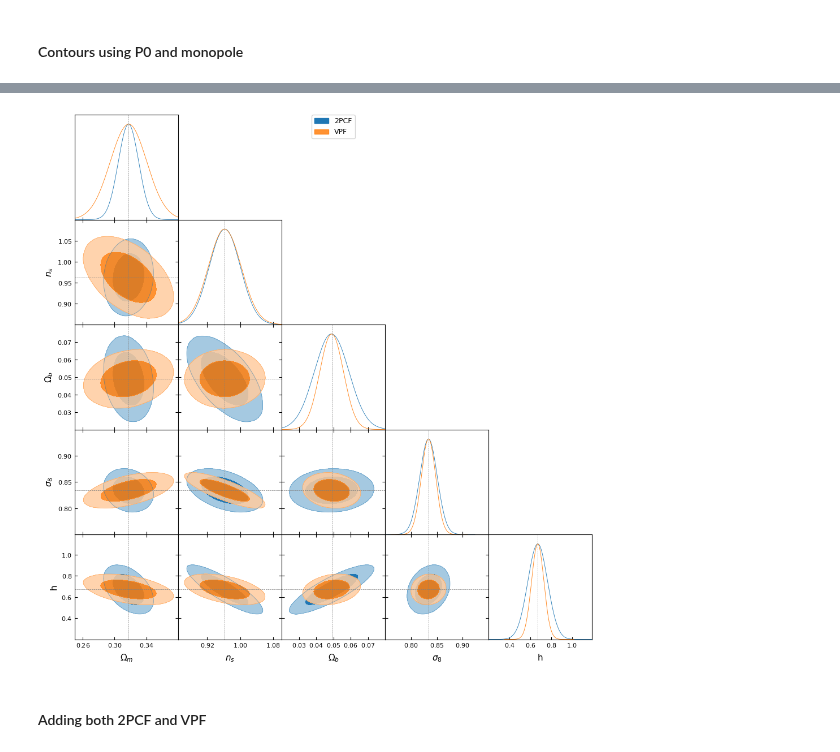
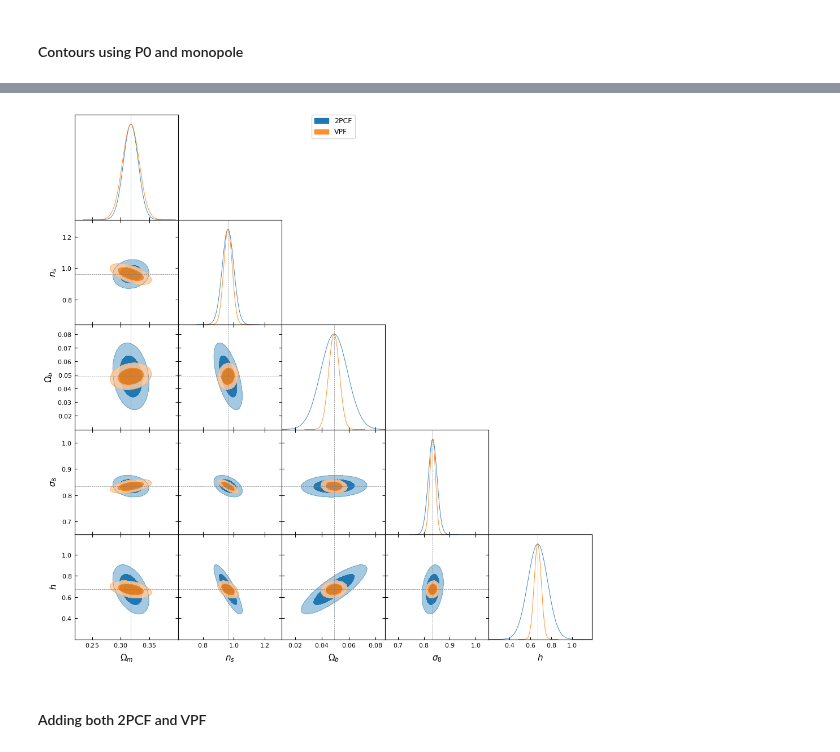
Before and after one commit to FedeDavilaKurban/VPF_Quijote, a Jupyter notebook: fisherMatrixComputation.ipynb, the cells around one changed output, grey strips where cells are left out. Saved outputs shown, nothing was run; the diff lists cells and outputs as text; code cells hidden in the pictures.

```diff
--- a/fisherMatrixComputation.ipynb
+++ b/fisherMatrixComputation.ipynb
@@ -1560,8 +1560,8 @@ def get_filename_2pcf(rmin,rmax,nbins_m,nbins_s,cosm,space,axis):
     filename = f'2pcfdata_{rmin}-{rmax}-{nbins_m}-{nbins_s}-{cosm}-{space}{axis}-*.dat'
     return filename
 
-def get_filenames_vpf(rmin,rmax,rbin,njk,ns,cosm,space,axis):
-    filename = f'vpfdata_{rmin}-{rmax}-{rbin}-{njk}-{ns}-{cosm}-{space}*.dat'
+def get_filenames_vpf(rmin,rmax,rbin,ns,cosm,space,axis):
+    filename = f'vpfdata_{rmin}-{rmax}-{rbin}-{ns}-{cosm}-{space}*.dat'
     return filename
 
 def compute_mean_cov(summaries):
@@ -1617,16 +1617,17 @@ def get_MeanCovCorrM_vpf(cosm):
     rmin = file_parameters_vpf['rmin']
     rmax = file_parameters_vpf['rmax']
     rbin = file_parameters_vpf['rbin']
-    njk = file_parameters_vpf['njk']
+    #njk = file_parameters_vpf['njk']
     ns = file_parameters_vpf['ns']
     space = file_parameters_vpf['space']
     filedir = file_parameters_vpf['filedir']
     axis = file_parameters_vpf['axis']
 
-    filenames = get_filenames_vpf(rmin,rmax,rbin,njk,ns,cosm,space,axis)
+    filenames = get_filenames_vpf(rmin,rmax,rbin,ns,cosm,space,axis)
 
     path = filedir+f'{cosm}/'+filenames
     filelist = glob.glob(path)
+    #print(filelist[0])
     nsim = len(filelist)
     print(cosm, nsim)
 
@@ -1641,7 +1642,10 @@ def get_MeanCovCorrM_vpf(cosm):
         #chis.append( data['chi'] )
         #nxis.append( data['N_mean']*data['xi'] )
         #chi_stds.append( data['chi_std'] )
-        p0.append( np.concatenate((data['P0'],data['N_mean'],data['xi']),axis=None) )
+        p0.append( np.concatenate((data['P0'],data['P1'],data['P2'],\
+                                   data['P3'],data['P4'],data['P5'],\
+                                    data['N_mean'],data['xi']\
+                                        ),axis=None) )
         #p0.append( data['P0'] )
 
     p0_array = np.array(p0)
@@ -1696,20 +1700,20 @@ from astropy.io import ascii
 import cosm_parameters as cp
 
 param_limits = {
-    'Om':(0.25, 0.38),
-    'Ob2':(0.02, 0.08),
+    'Om':(0.22, 0.40),
+    'Ob2':(0.01, 0.087),
     'h':(0.20, 1.19),
-    's8':(0.75, 0.95),
-    'ns':(0.85, 1.1),
-#    'Mnu':(-0.65, 0.65)
-}
+    's8':(0.65, 1.05),
+    'ns':(0.64, 1.31),
+    'Mnu':(-0.65, 0.65)}
+
 file_parameters_vpf = dict(
     {
-        "ns":int(10000),
+        "ns":int(100000),
         "rbin":int(30),
         "rmin":3.,
         "rmax":int(30),
-        "njk":int(10),
+        #"njk":int(10),
         "space":'zspace',
         "filedir":'../data/output/vpf/',
         "axis":1
@@ -1727,33 +1731,12 @@ file_parameters_2pcf = dict(
     })
 
 samples = ['Om','ns','Ob2','s8','h']
-labels = [r'\Omega_m',r'n_s',r'\Omega_b',r'\sigma_8']
+labels = [r'\Omega_m',r'n_s',r'\Omega_b',r'\sigma_8',r'h']
 mean_theta = [cp.cosm_param[sample]['fid'] for sample in samples]
 random_state = np.random.default_rng(10)
 
 
-############################################################
-#2pcf
-############################################################
 
-# From fiducial cosm. get mean, covariance, correlation matrix
-# and covariance correction factor
-mean_fid, covariance_fid, corrm_fid = \
-    get_MeanCovCorrM_2pcf('fiducial')
-
-#covfactor = get_covfactor('2pcf',samples)
-covfactor = 1
-
-#Computing derivatives and Fisher matrix
-derivatives = [get_derivatives(sample,'2pcf') for sample in samples]
-
-fisher_matrix = np.array([fisher_element(derivatives[i],derivatives[j],covfactor,covariance_fid) \
-                          for i in range(len(samples)) for j in range(len(samples))]).\
-                            reshape(len(samples),len(samples))
-
-cov_theta = np.linalg.inv(fisher_matrix)
-samp_2pcf = random_state.multivariate_normal(mean_theta, cov_theta, size=1000000)
-mcs_2pcf = MCSamples(samples=samp_2pcf, names=samples, labels=labels)
 
 
 ############################################################
@@ -1779,6 +1762,29 @@ samp_vpf = random_state.multivariate_normal(mean_theta, cov_theta, size=1000000)
 mcs_vpf = MCSamples(samples=samp_vpf, names=samples, labels=labels)
 
 ############################################################
+#2pcf
+############################################################
+
+# From fiducial cosm. get mean, covariance, correlation matrix
+# and covariance correction factor
+mean_fid, covariance_fid, corrm_fid = \
+    get_MeanCovCorrM_2pcf('fiducial')
+
+#covfactor = get_covfactor('2pcf',samples)
+covfactor = 1
+
+#Computing derivatives and Fisher matrix
+derivatives = [get_derivatives(sample,'2pcf') for sample in samples]
+
+fisher_matrix = np.array([fisher_element(derivatives[i],derivatives[j],covfactor,covariance_fid) \
+                          for i in range(len(samples)) for j in range(len(samples))]).\
+                            reshape(len(samples),len(samples))
+
+cov_theta = np.linalg.inv(fisher_matrix)
+samp_2pcf = random_state.multivariate_normal(mean_theta, cov_theta, size=1000000)
+mcs_2pcf = MCSamples(samples=samp_2pcf, names=samples, labels=labels)
+
+############################################################
 # plot
 ############################################################
 
@@ -1820,4 +1826,4 @@ Removed no burn in
-[figure, old version]
+[figure, new version]
 # %% [markdown]
 #### Adding both 2PCF and VPF
 # %%
```
Also changed, not shown: parts of 3 cells of this notebook.
